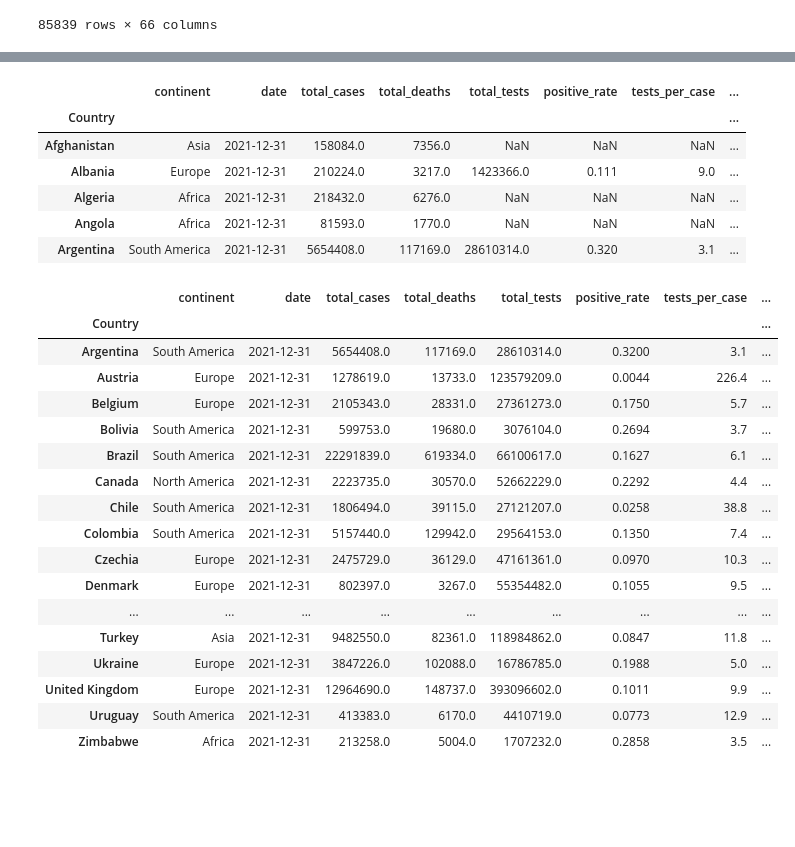
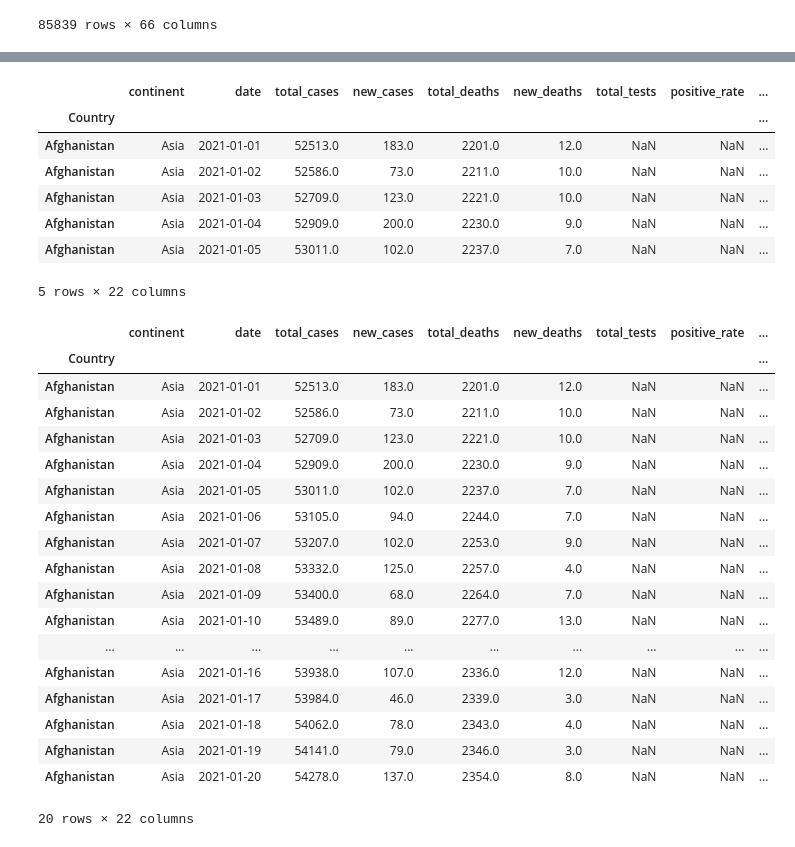
Before and after one commit to sterlingvm/Data_Bootcamp_Project, a Jupyter notebook: COVID.ipynb, the cells around one changed output, grey strips where cells are left out. Drawn from its saved outputs; the diff is of its cells as text; code cells hidden in the pictures; blank space fills up the shorter version.

```diff
--- a/COVID.ipynb
+++ b/COVID.ipynb
@@ -83,35 +83,38 @@ covid_df
 # %%
 # filter covid df on most recent date (12/31/21)
-filtered_covid_df = covid_df[(covid_df['date'] == '2021-12-31')]
+filtered_covid_df = covid_df[(covid_df['date'] >= '2021-01-01')]
 filtered_covid_df.head()
 # %% [output]
-|  | continent | date | total_cases | total_deaths | total_tests | positive_rate | tests_per_case | ... |
-| Country |  |  |  |  |  |  |  | ... |
-| Afghanistan | Asia | 2021-12-31 | 158084.0 | 7356.0 | NaN | NaN | NaN | ... |
-| Albania | Europe | 2021-12-31 | 210224.0 | 3217.0 | 1423366.0 | 0.111 | 9.0 | ... |
-| Algeria | Africa | 2021-12-31 | 218432.0 | 6276.0 | NaN | NaN | NaN | ... |
-| Angola | Africa | 2021-12-31 | 81593.0 | 1770.0 | NaN | NaN | NaN | ... |
-| Argentina | South America | 2021-12-31 | 5654408.0 | 117169.0 | 28610314.0 | 0.320 | 3.1 | ... |
+|  | continent | date | total_cases | new_cases | total_deaths | new_deaths | total_tests | positive_rate | ... |
+| Country |  |  |  |  |  |  |  |  | ... |
+| Afghanistan | Asia | 2021-01-01 | 52513.0 | 183.0 | 2201.0 | 12.0 | NaN | NaN | ... |
+| Afghanistan | Asia | 2021-01-02 | 52586.0 | 73.0 | 2211.0 | 10.0 | NaN | NaN | ... |
+| Afghanistan | Asia | 2021-01-03 | 52709.0 | 123.0 | 2221.0 | 10.0 | NaN | NaN | ... |
+| Afghanistan | Asia | 2021-01-04 | 52909.0 | 200.0 | 2230.0 | 9.0 | NaN | NaN | ... |
+| Afghanistan | Asia | 2021-01-05 | 53011.0 | 102.0 | 2237.0 | 7.0 | NaN | NaN | ... |
+5 rows × 22 columns
 # %%
 # drop NA rows from covid df
-final_covid_df = filtered_covid_df.dropna()
-final_covid_df
+# subset=['total_cases']
+final_covid_df = filtered_covid_df.dropna(subset=['total_cases', 'total_deaths'])
+final_covid_df.head(20)
 # %% [output]
-|  | continent | date | total_cases | total_deaths | total_tests | positive_rate | tests_per_case | ... |
-| Country |  |  |  |  |  |  |  | ... |
-| Argentina | South America | 2021-12-31 | 5654408.0 | 117169.0 | 28610314.0 | 0.3200 | 3.1 | ... |
-| Austria | Europe | 2021-12-31 | 1278619.0 | 13733.0 | 123579209.0 | 0.0044 | 226.4 | ... |
-| Belgium | Europe | 2021-12-31 | 2105343.0 | 28331.0 | 27361273.0 | 0.1750 | 5.7 | ... |
-| Bolivia | South America | 2021-12-31 | 599753.0 | 19680.0 | 3076104.0 | 0.2694 | 3.7 | ... |
-| Brazil | South America | 2021-12-31 | 22291839.0 | 619334.0 | 66100617.0 | 0.1627 | 6.1 | ... |
-| Canada | North America | 2021-12-31 | 2223735.0 | 30570.0 | 52662229.0 | 0.2292 | 4.4 | ... |
-| Chile | South America | 2021-12-31 | 1806494.0 | 39115.0 | 27121207.0 | 0.0258 | 38.8 | ... |
-| Colombia | South America | 2021-12-31 | 5157440.0 | 129942.0 | 29564153.0 | 0.1350 | 7.4 | ... |
-| Czechia | Europe | 2021-12-31 | 2475729.0 | 36129.0 | 47161361.0 | 0.0970 | 10.3 | ... |
-| Denmark | Europe | 2021-12-31 | 802397.0 | 3267.0 | 55354482.0 | 0.1055 | 9.5 | ... |
-| ... | ... | ... | ... | ... | ... | ... | ... | ... |
-| Turkey | Asia | 2021-12-31 | 9482550.0 | 82361.0 | 118984862.0 | 0.0847 | 11.8 | ... |
-| Ukraine | Europe | 2021-12-31 | 3847226.0 | 102088.0 | 16786785.0 | 0.1988 | 5.0 | ... |
-| United Kingdom | Europe | 2021-12-31 | 12964690.0 | 148737.0 | 393096602.0 | 0.1011 | 9.9 | ... |
-| Uruguay | South America | 2021-12-31 | 413383.0 | 6170.0 | 4410719.0 | 0.0773 | 12.9 | ... |
-| Zimbabwe | Africa | 2021-12-31 | 213258.0 | 5004.0 | 1707232.0 | 0.2858 | 3.5 | ... |
+|  | continent | date | total_cases | new_cases | total_deaths | new_deaths | total_tests | positive_rate | ... |
+| Country |  |  |  |  |  |  |  |  | ... |
+| Afghanistan | Asia | 2021-01-01 | 52513.0 | 183.0 | 2201.0 | 12.0 | NaN | NaN | ... |
+| Afghanistan | Asia | 2021-01-02 | 52586.0 | 73.0 | 2211.0 | 10.0 | NaN | NaN | ... |
+| Afghanistan | Asia | 2021-01-03 | 52709.0 | 123.0 | 2221.0 | 10.0 | NaN | NaN | ... |
+| Afghanistan | Asia | 2021-01-04 | 52909.0 | 200.0 | 2230.0 | 9.0 | NaN | NaN | ... |
+| Afghanistan | Asia | 2021-01-05 | 53011.0 | 102.0 | 2237.0 | 7.0 | NaN | NaN | ... |
+| Afghanistan | Asia | 2021-01-06 | 53105.0 | 94.0 | 2244.0 | 7.0 | NaN | NaN | ... |
+| Afghanistan | Asia | 2021-01-07 | 53207.0 | 102.0 | 2253.0 | 9.0 | NaN | NaN | ... |
+| Afghanistan | Asia | 2021-01-08 | 53332.0 | 125.0 | 2257.0 | 4.0 | NaN | NaN | ... |
+| Afghanistan | Asia | 2021-01-09 | 53400.0 | 68.0 | 2264.0 | 7.0 | NaN | NaN | ... |
+| Afghanistan | Asia | 2021-01-10 | 53489.0 | 89.0 | 2277.0 | 13.0 | NaN | NaN | ... |
+| ... | ... | ... | ... | ... | ... | ... | ... | ... | ... |
+| Afghanistan | Asia | 2021-01-16 | 53938.0 | 107.0 | 2336.0 | 12.0 | NaN | NaN | ... |
+| Afghanistan | Asia | 2021-01-17 | 53984.0 | 46.0 | 2339.0 | 3.0 | NaN | NaN | ... |
+| Afghanistan | Asia | 2021-01-18 | 54062.0 | 78.0 | 2343.0 | 4.0 | NaN | NaN | ... |
+| Afghanistan | Asia | 2021-01-19 | 54141.0 | 79.0 | 2346.0 | 3.0 | NaN | NaN | ... |
+| Afghanistan | Asia | 2021-01-20 | 54278.0 | 137.0 | 2354.0 | 8.0 | NaN | NaN | ... |
+20 rows × 22 columns
```
Also changed, not shown: parts of 5 cells of this notebook, 4 other files.
